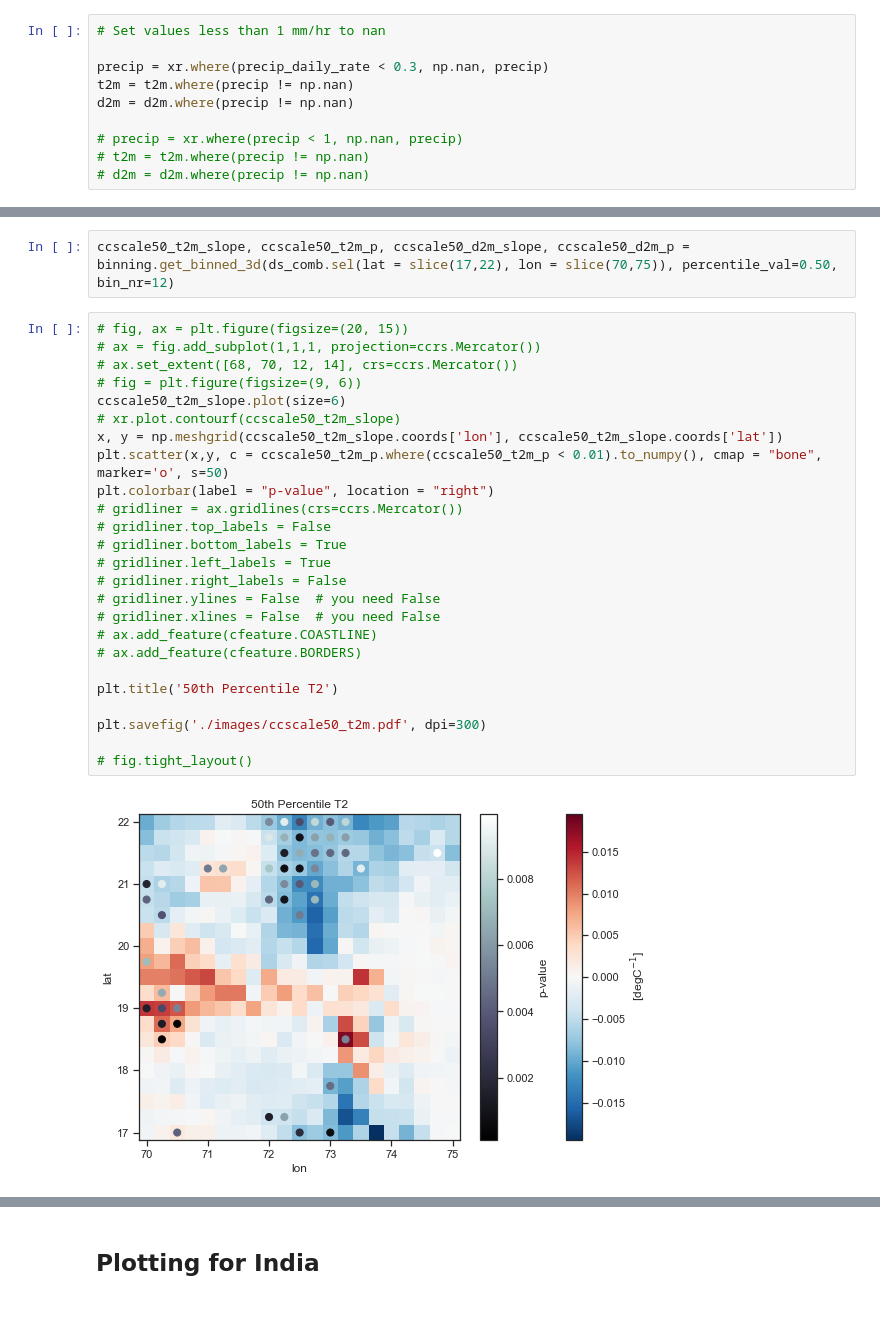
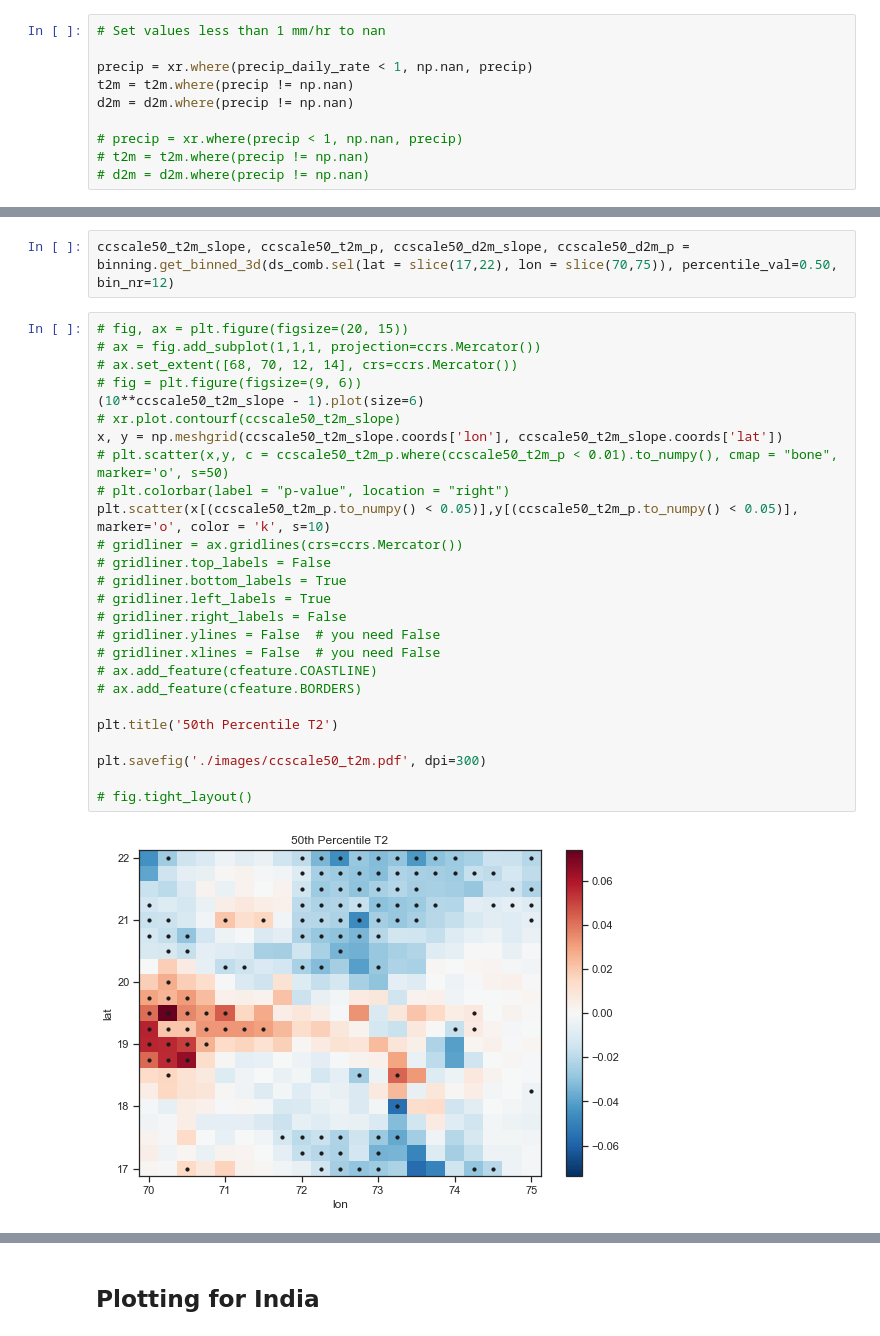
Before and after one commit to adisen99/msc_project, a Jupyter notebook: analysis01.ipynb, the cells around one changed output, grey strips where cells are left out. Saved outputs shown, nothing was run; the diff lists cells and outputs as text.

Commit message:
home: fixed stippling in plot

```diff
--- a/analysis01.ipynb
+++ b/analysis01.ipynb
@@ -89,7 +98,7 @@ Coordinates:
 # %%
 # Set values less than 1 mm/hr to nan
 
-precip = xr.where(precip_daily_rate < 0.3, np.nan, precip)
+precip = xr.where(precip_daily_rate < 1, np.nan, precip)
 t2m = t2m.where(precip != np.nan)
 d2m = d2m.where(precip != np.nan)
 
@@ -208,30 +219,31 @@ ccscale50_t2m_slope, ccscale50_t2m_p, ccscale50_d2m_slope, ccscale50_d2m_p = bin
 # %%
 # fig, ax = plt.figure(figsize=(20, 15))
 # ax = fig.add_subplot(1,1,1, projection=ccrs.Mercator())
 # ax.set_extent([68, 70, 12, 14], crs=ccrs.Mercator())
 # fig = plt.figure(figsize=(9, 6))
-ccscale50_t2m_slope.plot(size=6)
+(10**ccscale50_t2m_slope - 1).plot(size=6)
 # xr.plot.contourf(ccscale50_t2m_slope)
 x, y = np.meshgrid(ccscale50_t2m_slope.coords['lon'], ccscale50_t2m_slope.coords['lat'])
-plt.scatter(x,y, c = ccscale50_t2m_p.where(ccscale50_t2m_p < 0.01).to_numpy(), cmap = "bone", marker='o', s=50)
-plt.colorbar(label = "p-value", location = "right")
+# plt.scatter(x,y, c = ccscale50_t2m_p.where(ccscale50_t2m_p < 0.01).to_numpy(), cmap = "bone", marker='o', s=50)
+# plt.colorbar(label = "p-value", location = "right")
+plt.scatter(x[(ccscale50_t2m_p.to_numpy() < 0.05)],y[(ccscale50_t2m_p.to_numpy() < 0.05)], marker='o', color = 'k', s=10)
 # gridliner = ax.gridlines(crs=ccrs.Mercator())
 # gridliner.top_labels = False
 # gridliner.bottom_labels = True
 # gridliner.left_labels = True
 # gridliner.right_labels = False
 # gridliner.ylines = False  # you need False
 # gridliner.xlines = False  # you need False
 # ax.add_feature(cfeature.COASTLINE)
 # ax.add_feature(cfeature.BORDERS)
 
 plt.title('50th Percentile T2')
 
 plt.savefig('./images/ccscale50_t2m.pdf', dpi=300)
 
 # fig.tight_layout()
 # %% [output]
-[figure, old version]
+[figure, new version]
 # %%
 # fig = plt.figure(figsize=(7, 7))
 # ax = fig.add_subplot(1,1,1, projection=ccrs.Mercator())
```
Also changed, not shown: parts of 9 cells of this notebook, 1 other file.
